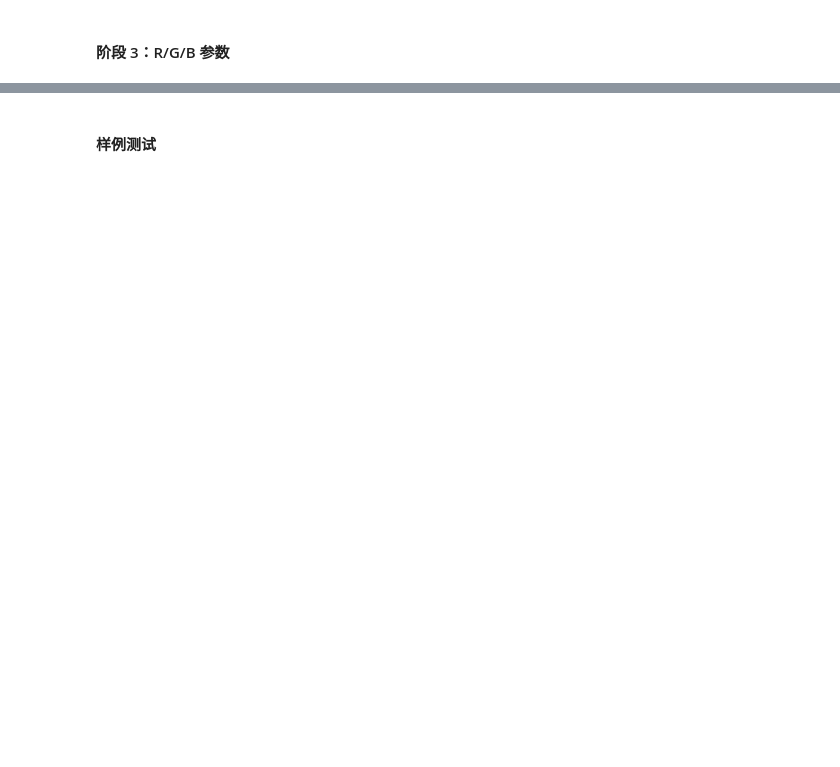
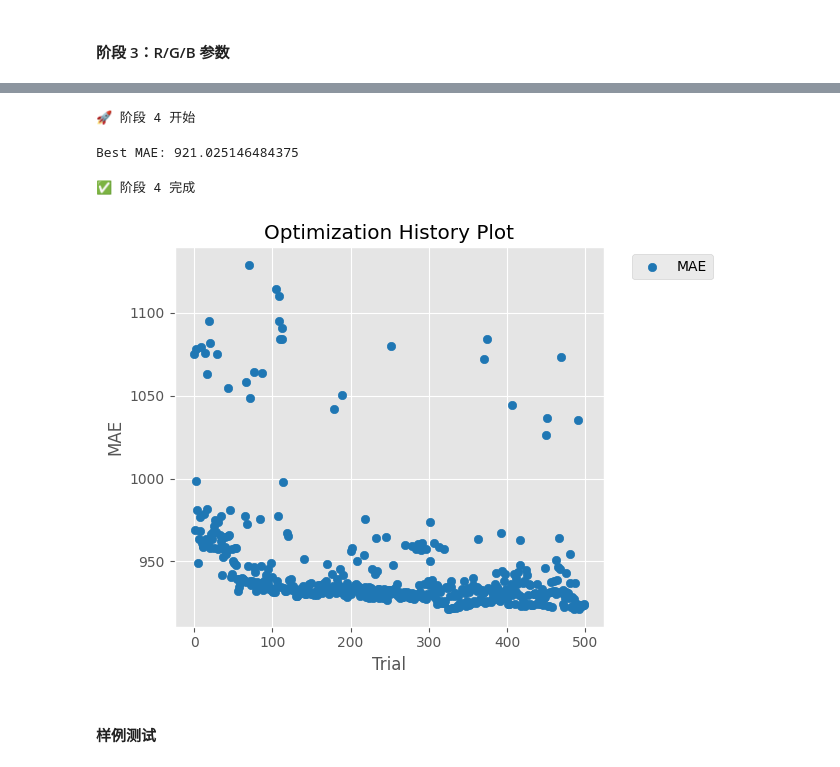
Before and after one commit to onions222/DeSPR, a Jupyter notebook: archive/less_params_multi_stage_regressV2.ipynb, the cells around one changed output, grey strips where cells are left out. Saved outputs shown, nothing was run; the diff lists cells and outputs as text; code cells hidden in the pictures; blank space fills up the shorter version.

```diff
--- a/archive/less_params_multi_stage_regressV2.ipynb
+++ b/archive/less_params_multi_stage_regressV2.ipynb
@@ -356,40 +420,45 @@ run_stage3(n_trials=300)
 def objective_stage4(trial):
     p = load_params_from_json("less_param_multi_stage_save/stage3_params.json")
 
     p2 = load_params_from_json("less_param_multi_stage_save/stage2_params.json")
     p1 = load_params_from_json("less_param_multi_stage_save/stage1_params.json")
     def vary(name, base, scale):
         return trial.suggest_float(name, base * (1 - scale), base * (1 + scale))
 
     thresholds = [int(vary(f"threshold{i}", p2[f"threshold{i}"], 0.1)) for i in range(3)]
     low_bound = int(vary("low_bound", p2["low_bound"], 0.1))
     mid_bound = int(vary("mid_bound", p2["mid_bound"], 0.1))
     close_threshold = int(vary("close_threshold", p1["close_threshold"], 0.2))
-    enhance_coeffs = [vary(f"enhance{i}", p1[f"enhance{i}"], 0.2) for i in range(3)]
+    enhance_coeffs = [vary(f"enhance{i}", p1[f"enhance{i}"], 0.1) for i in range(3)]
     reduce_coeffs = [vary(f"reduce{i}", p1[f"reduce{i}"], 0.2) for i in range(3)]
 
-    R_params = [1] + [vary(f"R_enh{i+1}", p[f"R_enh{i+1}"], 0.2) for i in range(3)] + \
-               [vary(f"R_red{i+1}", p[f"R_red{i+1}"], 0.2) for i in range(4)]
-    G_params = [1] + [vary(f"G_enh{i+1}", p[f"G_enh{i+1}"], 0.2) for i in range(3)] + \
-               [vary(f"G_red{i+1}", p[f"G_red{i+1}"], 0.2) for i in range(4)]
-    B_params = [1] + [vary(f"B_enh{i+1}", p[f"B_enh{i+1}"], 0.2) for i in range(3)] + \
-               [vary(f"B_red{i+1}", p[f"B_red{i+1}"], 0.2) for i in range(4)]
+    R_params = [vary(f"R_enh{i+1}", p[f"R_enh{i+1}"], 0.1) for i in range(4)] + \
+               [vary(f"R_red{i+1}", p[f"R_red{i+1}"], 0.1) for i in range(4)]
+    G_params = [vary(f"G_enh{i+1}", p[f"G_enh{i+1}"], 0.1) for i in range(4)] + \
+               [vary(f"G_red{i+1}", p[f"G_red{i+1}"], 0.1) for i in range(4)]
+    B_params = [vary(f"B_enh{i+1}", p[f"B_enh{i+1}"], 0.1) for i in range(4)] + \
+               [vary(f"B_red{i+1}", p[f"B_red{i+1}"], 0.1) for i in range(4)]
 
     params = (low_bound, mid_bound, close_threshold, enhance_coeffs, reduce_coeffs, thresholds,
               tuple(R_params), tuple(G_params), tuple(B_params))
     return compute_mae_and_smoothness(params)
 
 def run_stage4(n_trials=200):
     print("🚀 阶段 4 开始")
     study = optuna.create_study(directions=["minimize"])
     study.optimize(objective_stage4, n_trials=n_trials, show_progress_bar=True)
     best = min(study.best_trials, key=lambda t: t.values[0])
     print(f"Best MAE: {best.values[0]}")
     save_best_params(best, "less_param_multi_stage_save/stage4_params.csv")
     plot_history(study, "stage4")
     print("✅ 阶段 4 完成")
 
 run_stage4(n_trials=500)
+# %% [output]
+🚀 阶段 4 开始
+Best MAE: 921.025146484375
+✅ 阶段 4 完成
+[figure, added]
 # %% [markdown]
 #### 样例测试
 # %%
```
Also changed, not shown: parts of 8 cells of this notebook.
